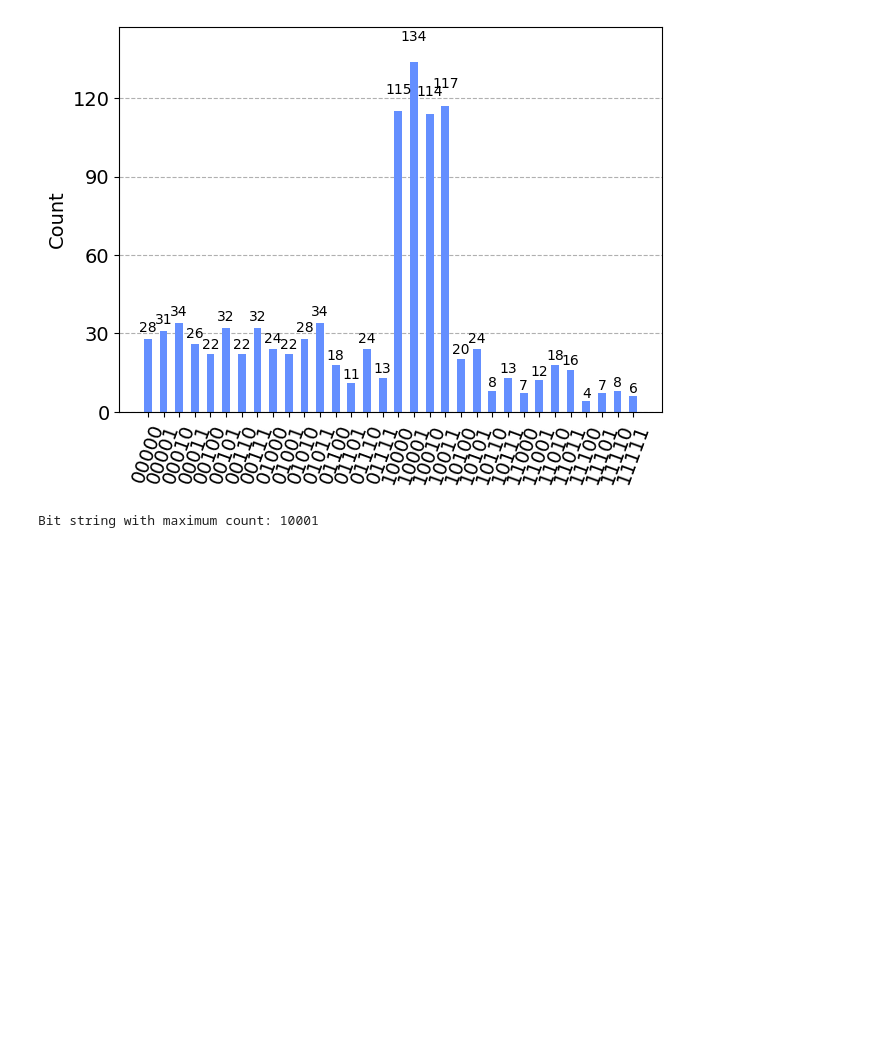
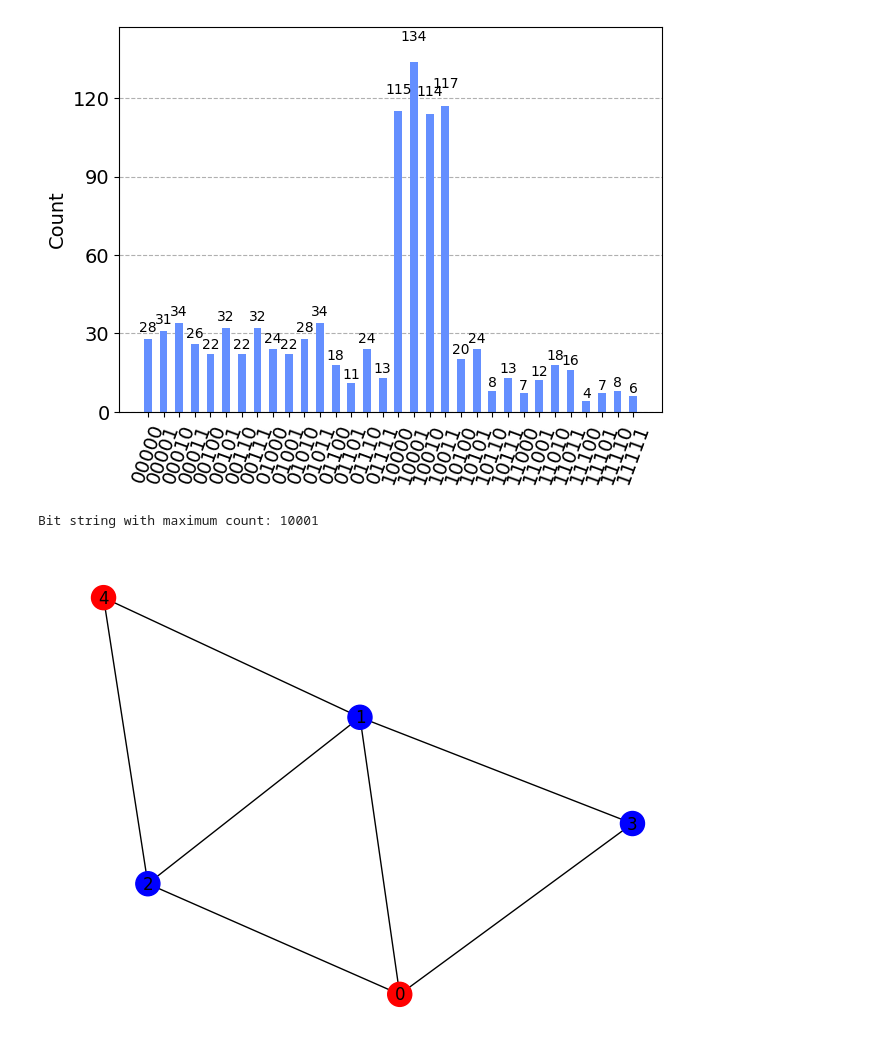
Before and after one commit to Matrixmang0/MIS-QAOA, a Jupyter notebook: Untitled.ipynb, the cells around one changed output. Saved outputs shown, nothing was run; the diff lists cells and outputs as text; code cells hidden in the pictures; blank space fills up the shorter version.

```diff
--- a/Untitled.ipynb
+++ b/Untitled.ipynb
@@ -559,3 +550,11 @@ max_bitstring = max(counts, key=lambda x: counts[x])
 print("Bit string with maximum count:", max_bitstring)
 # %% [output]
 Bit string with maximum count: 10001
+# %%
+# Assign colors based on the bit string
+node_colors = ['red' if bit == '1' else 'blue' for bit in max_bitstring]
+
+# Draw the graph with node colors
+mpl_draw(G2, with_labels=True, node_color=node_colors)
+# %% [output]
+[figure, added]
```
Also changed, not shown: parts of 5 cells of this notebook.
